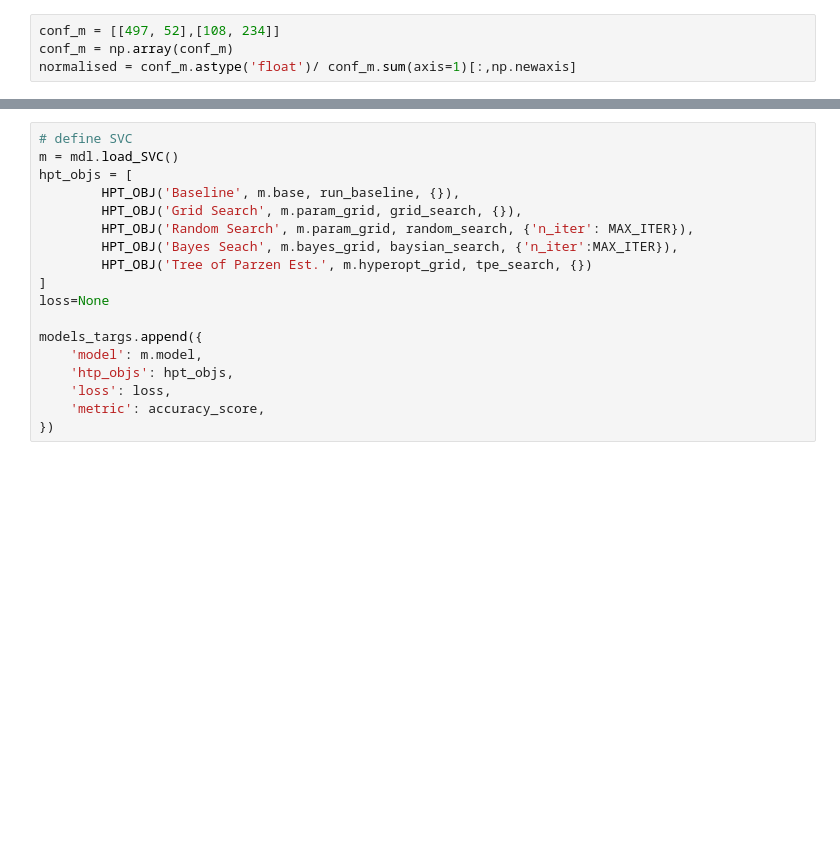
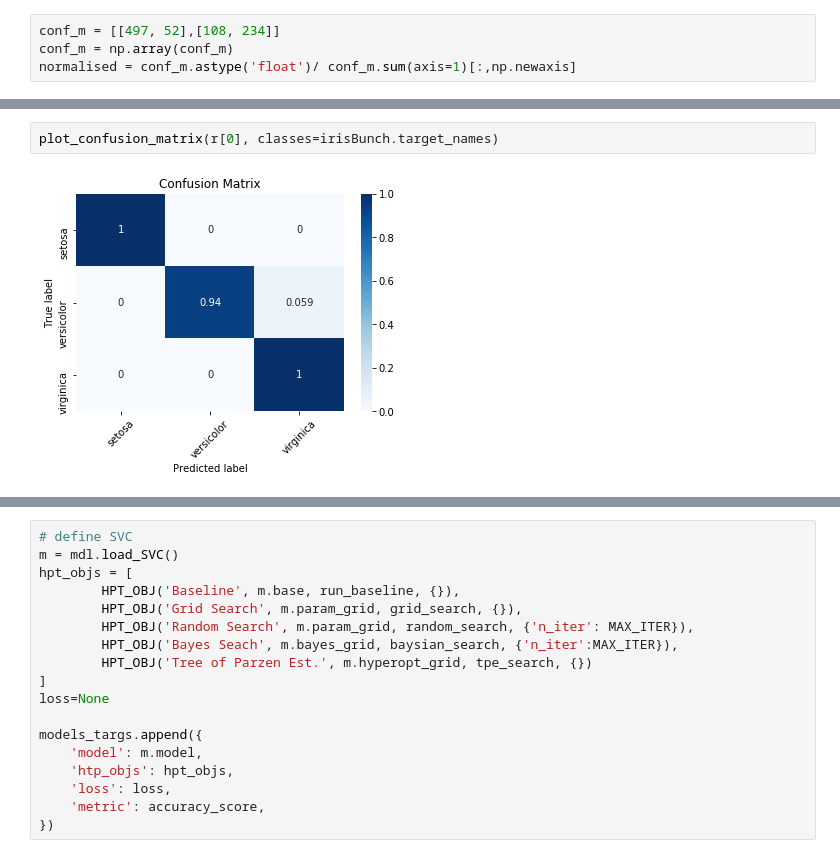
Before and after one commit to tonianelope/Hyper-Parameter-Tuning, a Jupyter notebook: HPT_core/hpt_classification.ipynb, the cells around one changed output, grey strips where cells are left out. Cells and saved outputs as stored; diff of their text form; blank space fills up the shorter version.

```diff
--- a/HPT_core/hpt_classification.ipynb
+++ b/HPT_core/hpt_classification.ipynb
@@ -131,0 +191,4 @@ ValueError: dictionary update sequence element #0 has length 6; 2 is required
+# %%
+plot_confusion_matrix(r[0], classes=irisBunch.target_names)
+# %% [output]
+[figure, added]
```
Also changed, not shown: parts of 14 cells of this notebook, 1 other file.
